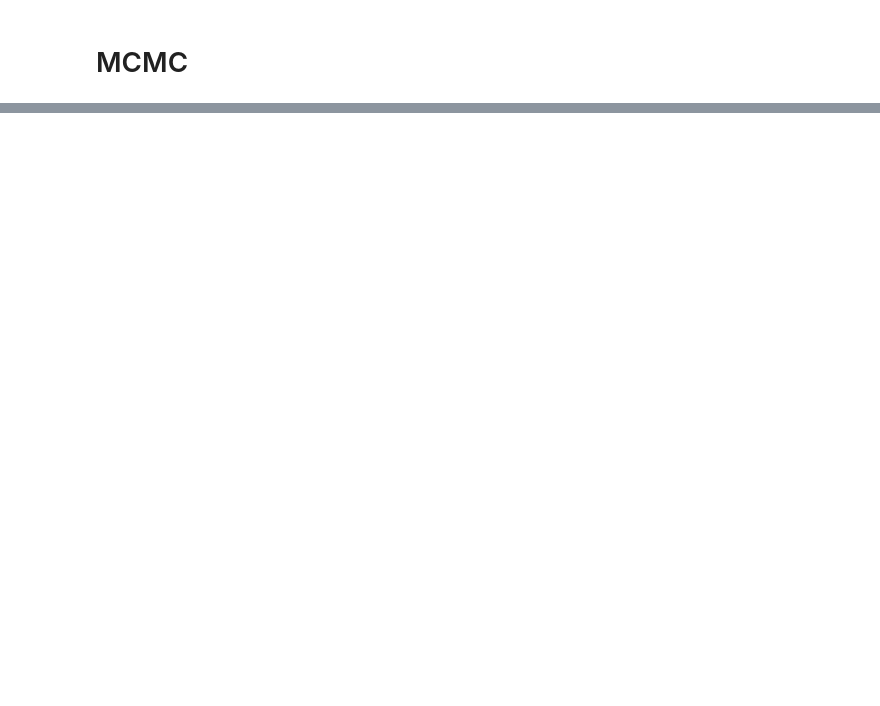
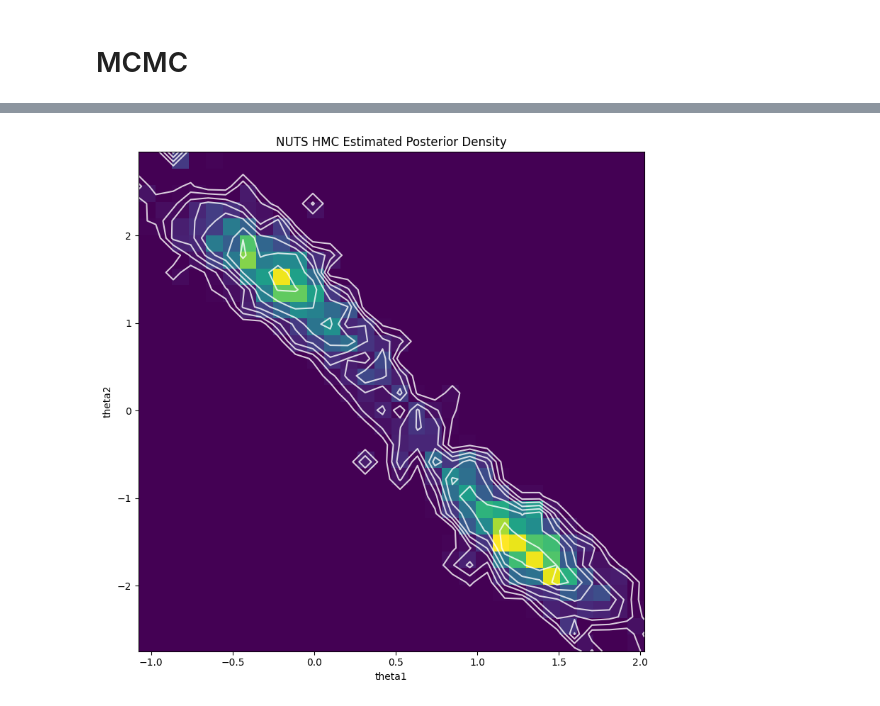
Before and after one commit to bjlkeng/sandbox, a Jupyter notebook: stochastic_langevin/normal_mixture.ipynb, the cells around one changed output, grey strips where cells are left out. Saved outputs shown, nothing was run; the diff lists cells and outputs as text; code cells hidden in the pictures; blank space fills up the shorter version.

```diff
--- a/stochastic_langevin/normal_mixture.ipynb
+++ b/stochastic_langevin/normal_mixture.ipynb
@@ -29,0 +143,13 @@ train = torch.tensor(X, dtype=torch.float)
+# %%
+X, Y = df_mcmc.transpose().values
+X, Y
+plt.figure(figsize=(8, 8), dpi=100).set_facecolor('white')
+h, xs, ys, image = plt.hist2d(X, Y, bins=[30, 30])
+plt.contour(np.log(h + 3).T, extent=[xs.min(), xs.max(), ys.min(), ys.max()],
+            colors='white', alpha=0.8)
+plt.title('NUTS HMC Estimated Posterior Density')
+plt.xlabel('theta1')
+plt.ylabel('theta2')
+plt.tight_layout()
+# %% [output]
+[figure, added]
```
Also changed, not shown: parts of 37 cells of this notebook, 1 other file.
